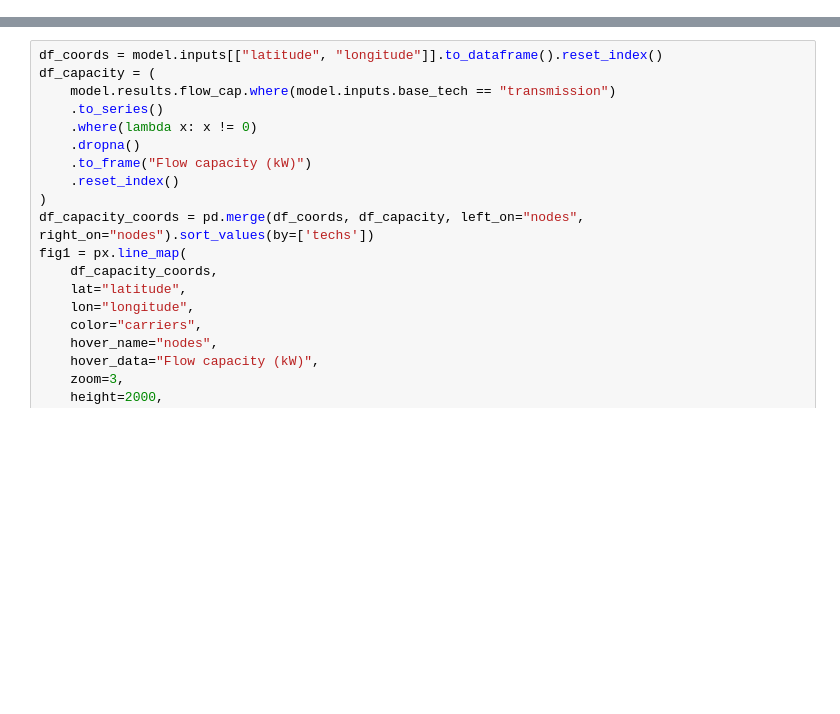
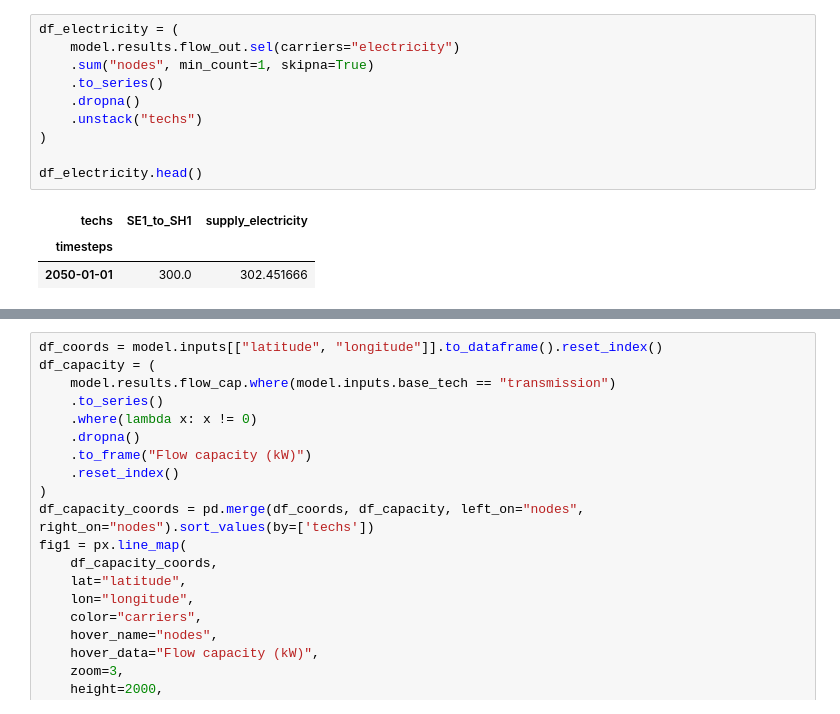
Before and after one commit to anedelcu2002/SC-G5, a Jupyter notebook: small_scale/proof of concept.ipynb, the cells around one changed output, grey strips where cells are left out. Cells and saved outputs as stored; diff of their text form; blank space fills up the shorter version.

Commit message:
small-scale model fully operational

```diff
--- a/small_scale/proof of concept.ipynb
+++ b/small_scale/proof of concept.ipynb
@@ -118,3 +125,17 @@ df_heat.head()
+# %%
+df_electricity = (
+    model.results.flow_out.sel(carriers="electricity")
+    .sum("nodes", min_count=1, skipna=True)
+    .to_series()
+    .dropna()
+    .unstack("techs")
+)
+
+df_electricity.head()
+# %% [output]
+| techs | SE1_to_SH1 | supply_electricity |
+| timesteps |  |  |
+| 2050-01-01 | 300.0 | 302.451666 |
 # %%
 costs = model.results.cost.to_series().dropna()
 costs.head()
```
Also changed, not shown: parts of 11 cells of this notebook, 12 other files.
